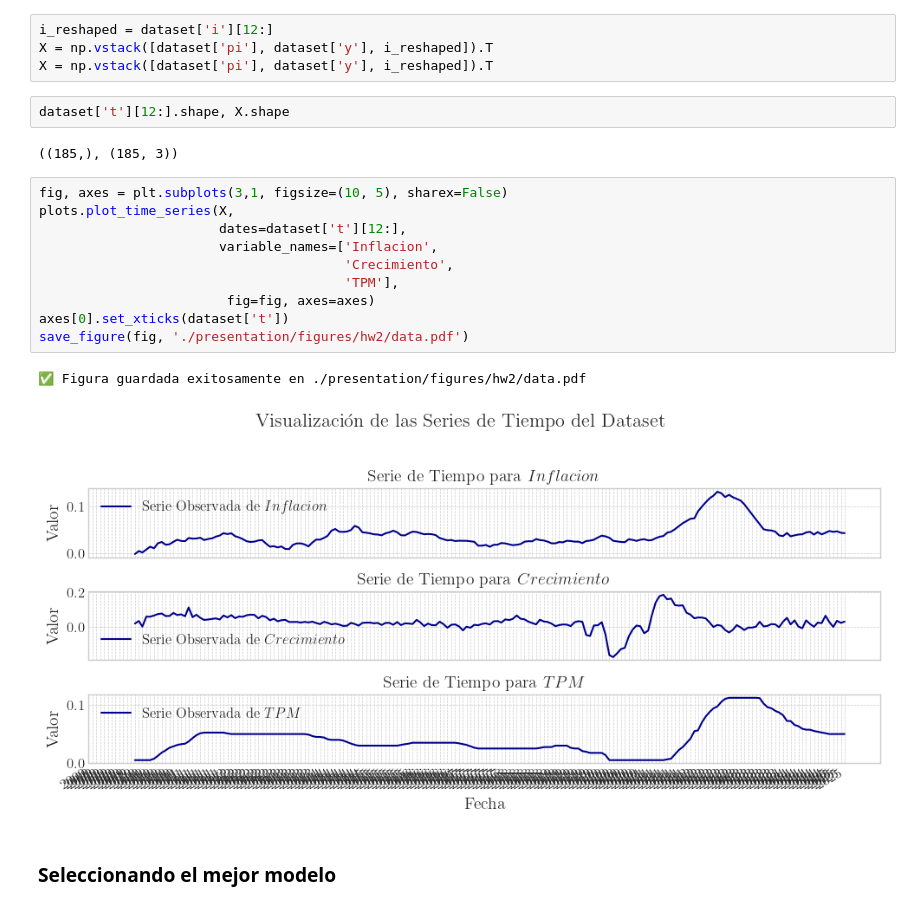
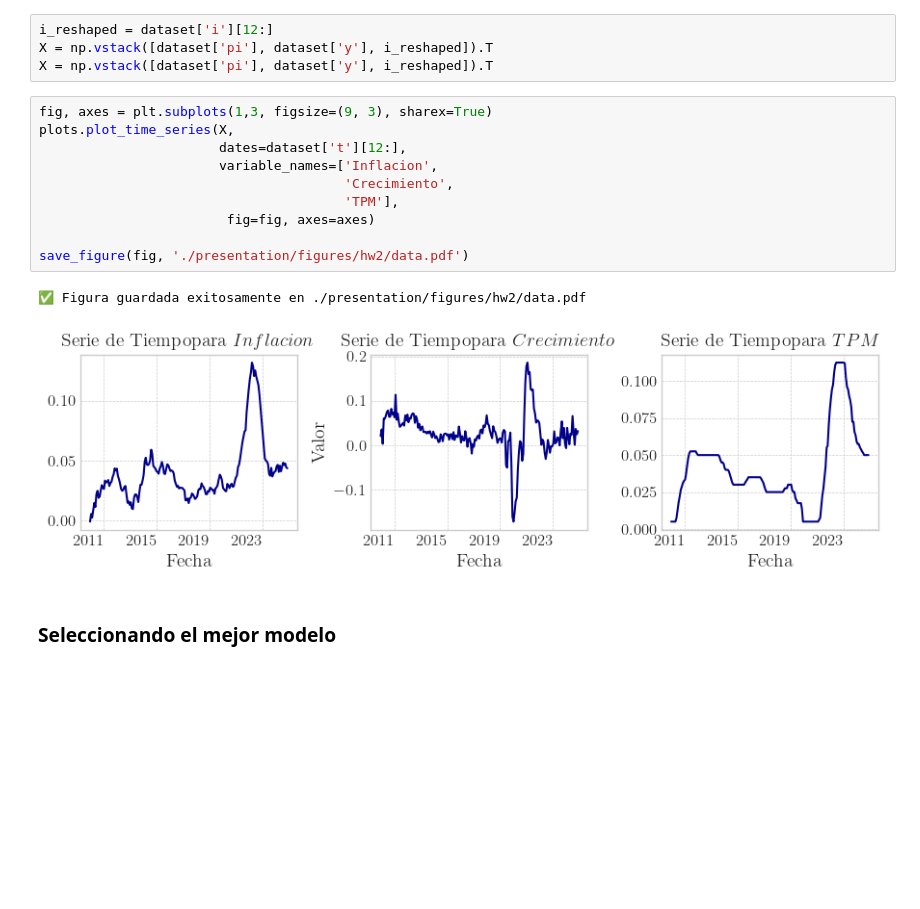
Before and after one commit to ensta630team/HW2, a Jupyter notebook: presentation/notebooks/hw_2/problema_1.ipynb, the cells around one changed output. Cells and saved outputs as stored; diff of their text form; blank space fills up the shorter version.

```diff
--- a/presentation/notebooks/hw_2/problema_1.ipynb
+++ b/presentation/notebooks/hw_2/problema_1.ipynb
@@ -31,23 +31,19 @@ dataset = create_dataset(path, problem=5)
 i_reshaped = dataset['i'][12:]
 X = np.vstack([dataset['pi'], dataset['y'], i_reshaped]).T
 X = np.vstack([dataset['pi'], dataset['y'], i_reshaped]).T
-# %%
-dataset['t'][12:].shape, X.shape
-# %% [output]
-((185,), (185, 3))
 # %%
-fig, axes = plt.subplots(3,1, figsize=(10, 5), sharex=False)
+fig, axes = plt.subplots(1,3, figsize=(9, 3), sharex=True)
 plots.plot_time_series(X,
                        dates=dataset['t'][12:],
                        variable_names=['Inflacion',
                                        'Crecimiento',
                                        'TPM'],
                         fig=fig, axes=axes)
-axes[0].set_xticks(dataset['t'])
+
 save_figure(fig, './presentation/figures/hw2/data.pdf')
 # %% [output]
 ✅ Figura guardada exitosamente en ./presentation/figures/hw2/data.pdf
-[figure, old version]
+[figure, new version]
 # %% [markdown]
 ### Seleccionando el mejor modelo
 # %%
```
Also changed, not shown: parts of 1 cell of this notebook, 12 other files.
